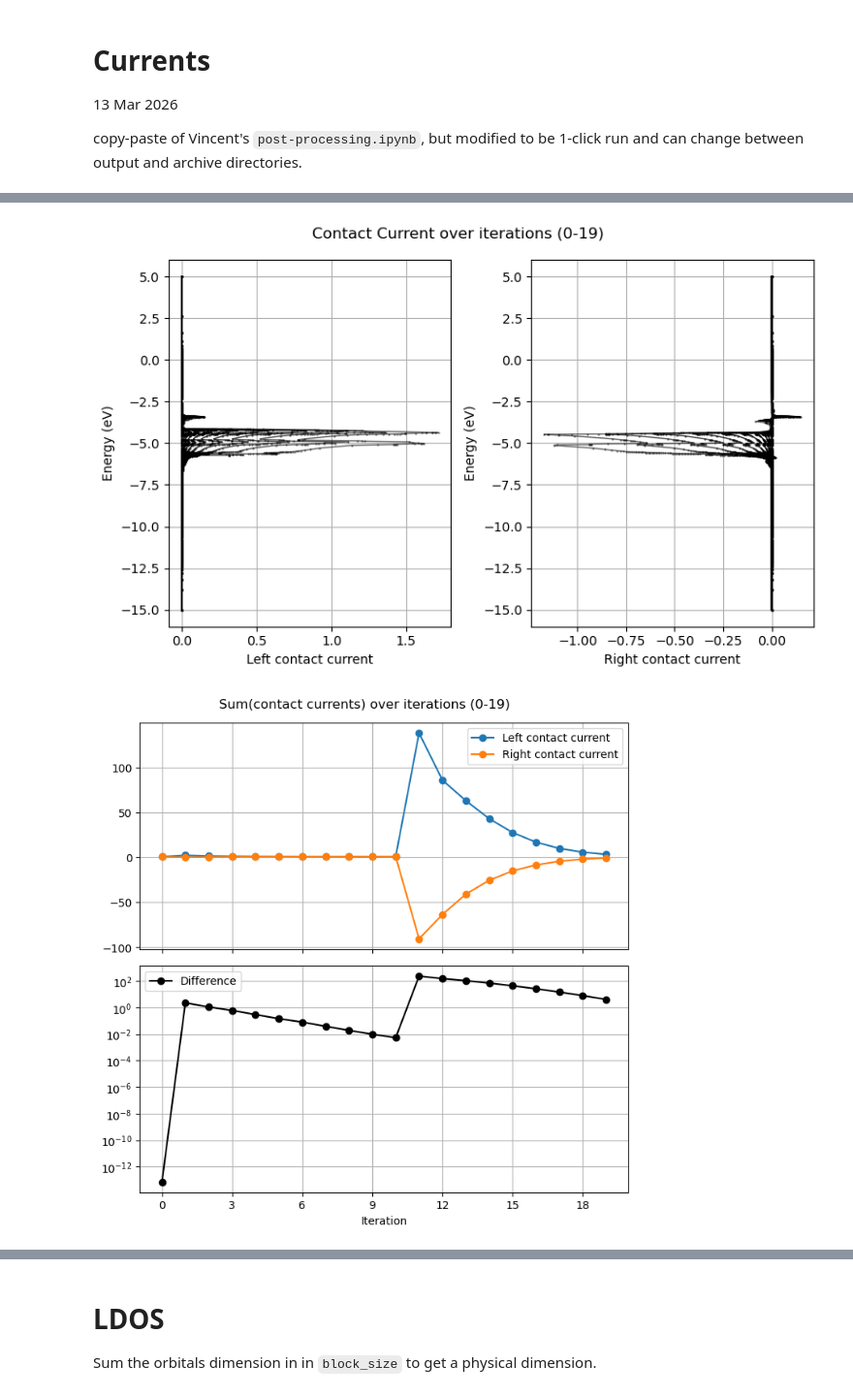
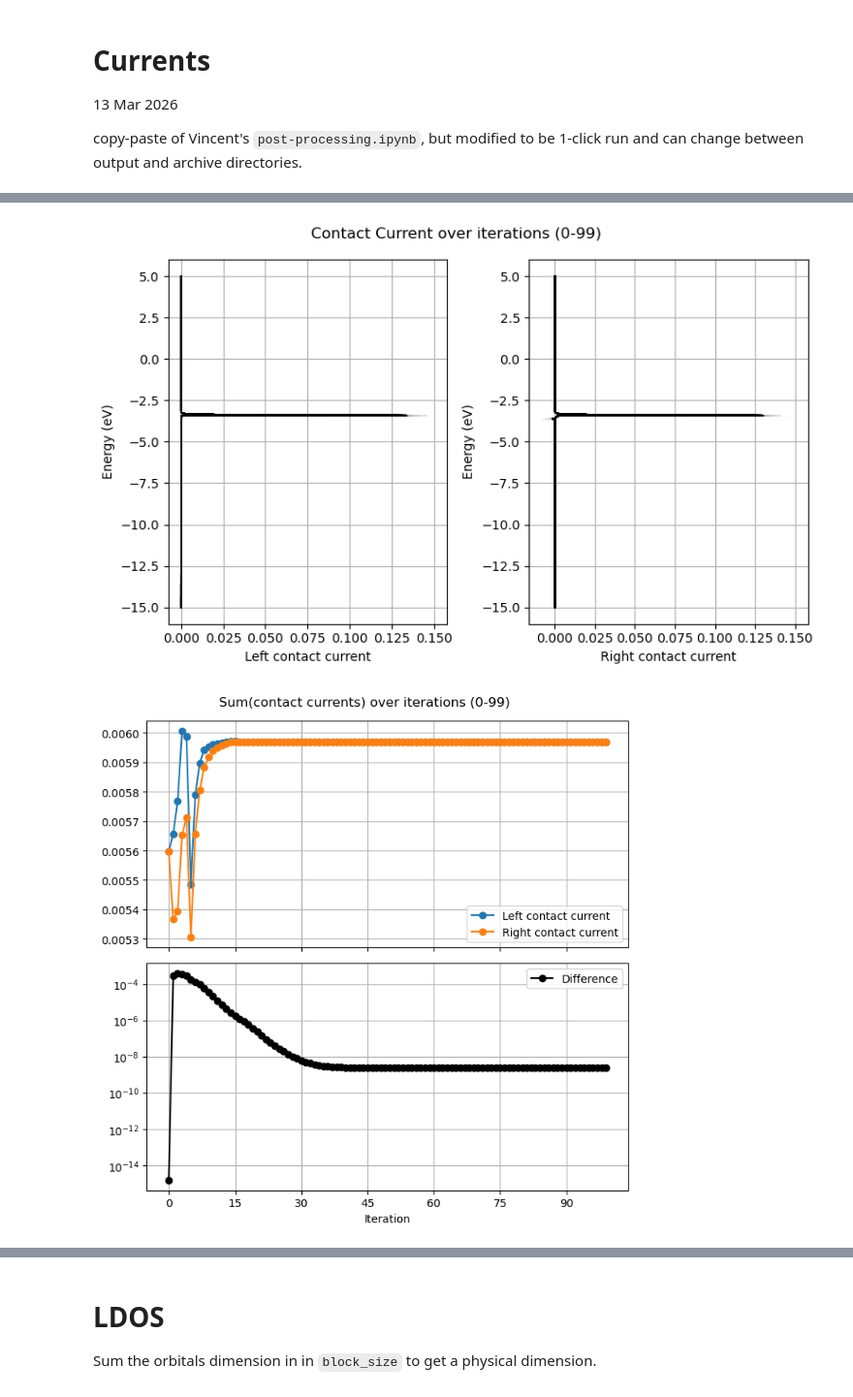
Before and after one commit to quatrex/quatrex, a Jupyter notebook: scripts/analysis/post-processing-currents.ipynb, the cells around one changed output, grey strips where cells are left out. Shown at 97% size. Saved outputs shown, nothing was run; the diff lists cells and outputs as text; code cells hidden in the pictures.

Commit message:
saving config and plotting results before rebase

```diff
--- a/scripts/analysis/post-processing-currents.ipynb
+++ b/scripts/analysis/post-processing-currents.ipynb
@@ -25,15 +25,9 @@ from quatrex.core.config import parse_config
 # symmetrization off, reference
 # 20260410_145015_energy201_iter20_rank125, 201 energies, 125 ranks
 # 20260410_145402_energy2001_iter20_rank125, 2001 energies, 125 ranks
-# 20260415_141726_energy2001_iter100_rank250, same as above, but 100 iterations and 250 ranks
-# _energy2001_iter100_rank250, ^same, but nevp solver is 'full' instead of 'beyn'
+# 20260415_141726_energy2001_iter100_rank250, same^, but 100 iterations and 250 ranks
+# 20260416_145226_energy2001_iter100_rank250, ^same, but nevp solver is 'full' instead of 'beyn'
 # 20260410_151602_energy20001_iter20_rank125, 20001 energies, 125 ranks -- max RAM usage over 512G, ~680G
-
-# symmetrization on
-# 20260402_120846_energy201_iter20_reduced         # 50 ranks
-# 20260402_122703_energy201_iter20_reduced         # 50 ranks, re-run
-# 20260402_121123_energy201_iter20_reduced         # 100 ranks
-# 20260402_121428_energy201_iter20_reduced         # 201 ranks
 
 # sanity check
 # 20260326_153844_energy2001_iter20_adaptive_iter1_r1_reduced_sanity_check         # interpolation workflow, but _compute_adaptive_grid returns uniform grid
@@ -41,6 +35,7 @@ from quatrex.core.config import parse_config
 # adaptive, symmetrization off, varying r
 # 20260413_162909_adaptive_energy2001_start1_r1_iter20_rank250
 # 20260415_120205_adaptive_energy2001_start1_r1_iter100_rank250         # same as above, but 100 iterations
+# 20260416_154143_adaptive_energy2001_start1_r1_iter100_rank250         # ^same, but nevp solver is 'full' instead of 'beyn'
 # 20260413_134004_adaptive_energy2001_start1_r5_iter20_rank125
 # 20260413_190942_adaptive_energy2001_start1_r5_iter20_rank250      # same as above, but 250 ranks
 # 20260413_170105_adaptive_energy2001_start1_r0p5_iter20_rank250
@@ -51,7 +46,7 @@ from quatrex.core.config import parse_config
 
 
 data_files = 'archive'  # 'archive' or 'output'
-archive_name = "20260413_170105_adaptive_energy2001_start1_r0p5_iter20_rank250"
+archive_name = "20260416_145226_energy2001_iter100_rank250"
 limit_y_axis = False
 limit_x_axis = False
 
@@ -132,13 +127,22 @@ right_conduction_band_edges = np.array(right_conduction_band_edges)
 left_conduction_band_edges = np.array(left_conduction_band_edges)
 iterations = np.array(iterations)
 
+
+left_files = glob.glob(str(data_dir / "i_left_*.npy"))
+right_files = glob.glob(str(data_dir / "i_right_*.npy"))
+
+# liyongda (16 Apr 2026): sort files so it's not ordered like 0, 10, 11, 12, ... , 1, 20
+#   but rather 0, 1, 2, ..., 10, 11, 12, ..., 20
+left_files = sorted(left_files, key=lambda x: int(x.split("_")[-1].split(".")[0]))
+right_files = sorted(right_files, key=lambda x: int(x.split("_")[-1].split(".")[0]))
+
 # endregion
 
 iterations_to_plot = iterations
 # iterations_to_plot = iterations[::5]    # every N
-# iterations_to_plot = iterations[0:25]    # a range
+# iterations_to_plot = iterations[25:75]    # a range
 # iterations_to_plot = [iterations[22]]     # final iteration, wrap in list for consistent indexing
-# iterations_to_plot = iterations[-5:]     # last N iterations
+# iterations_to_plot = iterations[-20:]     # last N iterations
 
 plotCurrents = True
 plotFadingAlpha = True
@@ -179,13 +183,6 @@ if plotCurrents:
     plt.show()
 
 if plotFadingAlpha:
-    left_files = glob.glob(str(data_dir / "i_left_*.npy"))
-    right_files = glob.glob(str(data_dir / "i_right_*.npy"))
-
-    # default, don't load the last one
-    # left_currents = np.array([np.load(f) for f in left_files[: iterations[-1]]])
-    # right_currents = np.array([np.load(f) for f in right_files[: iterations[-1]]])
-
     left_currents = np.array([np.load(f) for f in left_files])
     right_currents = np.array([np.load(f) for f in right_files])
 
@@ -270,6 +267,7 @@ if plotSumCurrents:
 
     ax_currents.legend()
     ax_currents.grid()
+    # ax_currents.set_ylim(0, 1)
 
     ax_diff.set_xlabel("Iteration")
     ax_diff.set_yscale("log")
@@ -348,2 +348,2 @@ if plotLdosRightContact:
-[figure, old version]
+[figure, new version]
-[figure, old version]
+[figure, new version]
```
Also changed, not shown: parts of 3 cells of this notebook, 4 other files.
